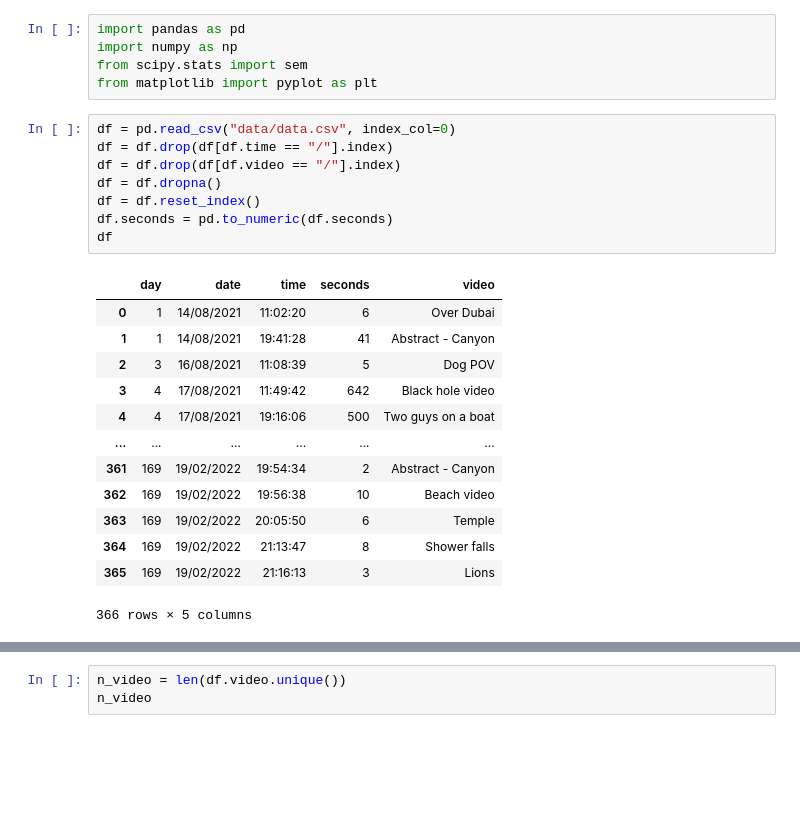
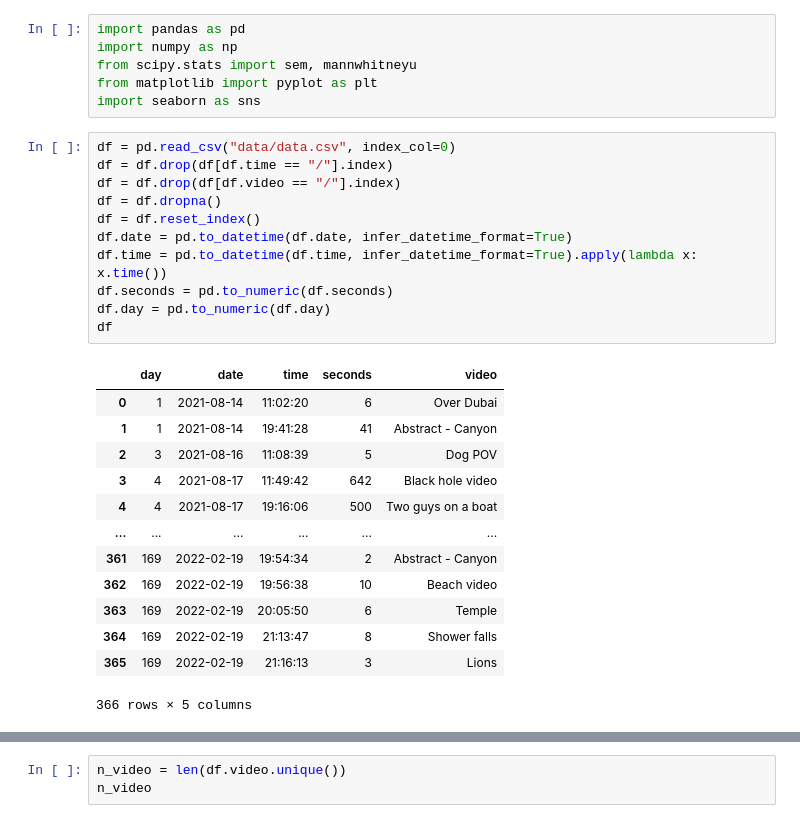
Before and after one commit to AurelienNioche/DoggyVision, a Jupyter notebook: main.ipynb, the cells around one changed output, grey strips where cells are left out. Saved outputs shown, nothing was run; the diff lists cells and outputs as text; blank space fills up the shorter version.

```diff
--- a/main.ipynb
+++ b/main.ipynb
@@ -1,27 +1,31 @@
 # %%
 import pandas as pd
 import numpy as np
-from scipy.stats import sem
+from scipy.stats import sem, mannwhitneyu
 from matplotlib import pyplot as plt
+import seaborn as sns
 # %%
 df = pd.read_csv("data/data.csv", index_col=0)
 df = df.drop(df[df.time == "/"].index)
 df = df.drop(df[df.video == "/"].index)
 df = df.dropna()
 df = df.reset_index()
+df.date = pd.to_datetime(df.date, infer_datetime_format=True)
+df.time = pd.to_datetime(df.time, infer_datetime_format=True).apply(lambda x: x.time())
 df.seconds = pd.to_numeric(df.seconds)
+df.day = pd.to_numeric(df.day)
 df
 # %% [output]
 |  | day | date | time | seconds | video |
-| 0 | 1 | 14/08/2021 | 11:02:20 | 6 | Over Dubai |
-| 1 | 1 | 14/08/2021 | 19:41:28 | 41 | Abstract - Canyon |
-| 2 | 3 | 16/08/2021 | 11:08:39 | 5 | Dog POV |
-| 3 | 4 | 17/08/2021 | 11:49:42 | 642 | Black hole video |
-| 4 | 4 | 17/08/2021 | 19:16:06 | 500 | Two guys on a boat |
+| 0 | 1 | 2021-08-14 | 11:02:20 | 6 | Over Dubai |
+| 1 | 1 | 2021-08-14 | 19:41:28 | 41 | Abstract - Canyon |
+| 2 | 3 | 2021-08-16 | 11:08:39 | 5 | Dog POV |
+| 3 | 4 | 2021-08-17 | 11:49:42 | 642 | Black hole video |
+| 4 | 4 | 2021-08-17 | 19:16:06 | 500 | Two guys on a boat |
 | ... | ... | ... | ... | ... | ... |
-| 361 | 169 | 19/02/2022 | 19:54:34 | 2 | Abstract - Canyon |
-| 362 | 169 | 19/02/2022 | 19:56:38 | 10 | Beach video |
-| 363 | 169 | 19/02/2022 | 20:05:50 | 6 | Temple |
-| 364 | 169 | 19/02/2022 | 21:13:47 | 8 | Shower falls |
-| 365 | 169 | 19/02/2022 | 21:16:13 | 3 | Lions |
+| 361 | 169 | 2022-02-19 | 19:54:34 | 2 | Abstract - Canyon |
+| 362 | 169 | 2022-02-19 | 19:56:38 | 10 | Beach video |
+| 363 | 169 | 2022-02-19 | 20:05:50 | 6 | Temple |
+| 364 | 169 | 2022-02-19 | 21:13:47 | 8 | Shower falls |
+| 365 | 169 | 2022-02-19 | 21:16:13 | 3 | Lions |
 366 rows × 5 columns
```
Also changed, not shown: parts of 25 cells of this notebook, 4 other files.
